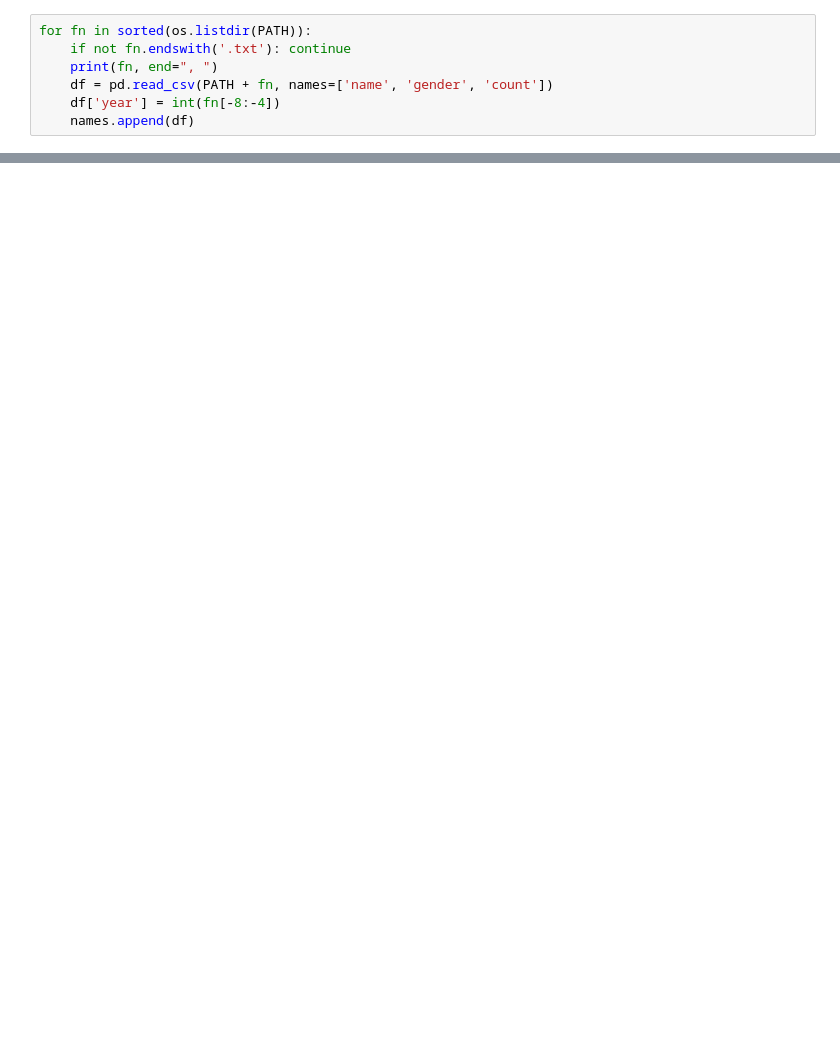
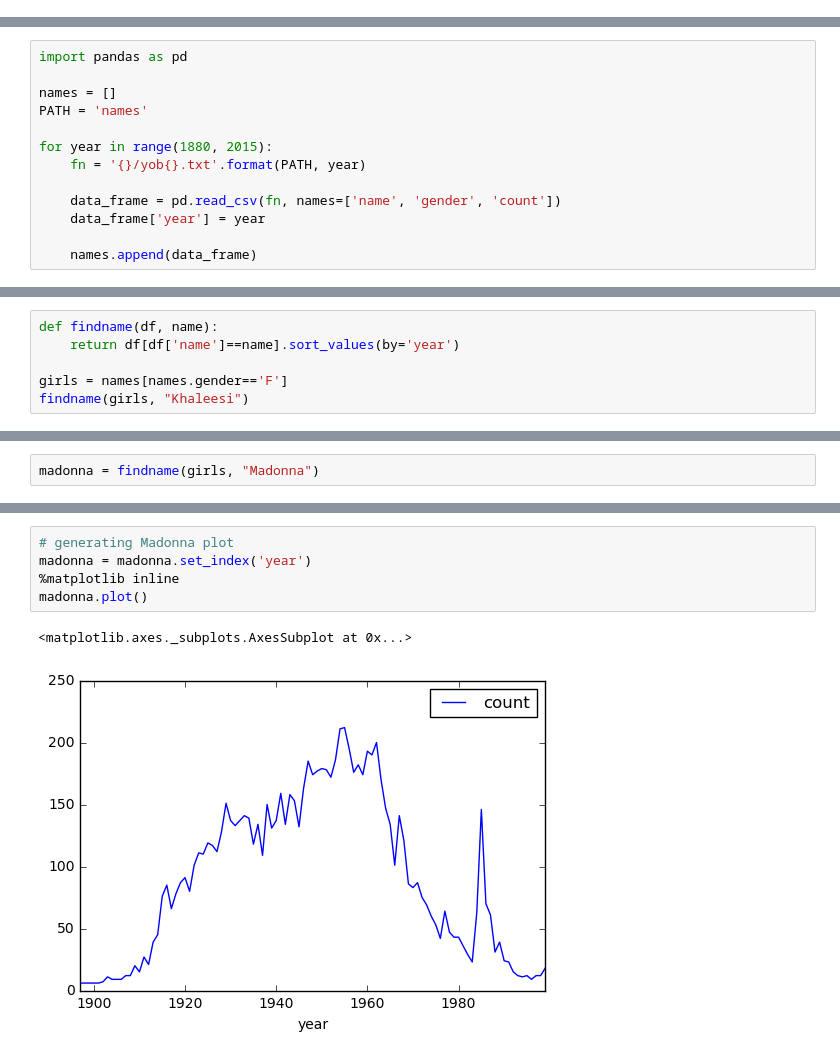
Before and after one commit to krother/talks, a Jupyter notebook: pandas/pandas.ipynb, the cells around one changed output, grey strips where cells are left out. Cells and saved outputs as stored; diff of their text form; blank space fills up the shorter version.

Commit message:
pandas talk presentation-ready

```diff
--- a/pandas/pandas.ipynb
+++ b/pandas/pandas.ipynb
@@ -13,7 +0,0 @@ PATH = 'names/'
-# %%
-for fn in sorted(os.listdir(PATH)):
-    if not fn.endswith('.txt'): continue
-    print(fn, end=", ")
-    df = pd.read_csv(PATH + fn, names=['name', 'gender', 'count'])
-    df['year'] = int(fn[-8:-4])
-    names.append(df)
@@ -24,0 +33,13 @@ names = pd.concat(names)
+# %%
+import pandas as pd
+
+names = []
+PATH = 'names'
+
+for year in range(1880, 2015):
+    fn = '{}/yob{}.txt'.format(PATH, year)
+
+    data_frame = pd.read_csv(fn, names=['name', 'gender', 'count'])
+    data_frame['year'] = year
+
+    names.append(data_frame)
@@ -24,0 +68,6 @@ names = pd.concat(names)
+# %%
+def findname(df, name):
+    return df[df['name']==name].sort_values(by='year')
+
+girls = names[names.gender=='F']
+findname(girls, "Khaleesi")
@@ -24,0 +95,2 @@ names = pd.concat(names)
+# %%
+madonna = findname(girls, "Madonna")
@@ -118,0 +170,8 @@ Name: count, dtype: int64
+# %%
+# generating Madonna plot
+madonna = madonna.set_index('year')
+%matplotlib inline
+madonna.plot()
+# %% [output]
+<matplotlib.axes._subplots.AxesSubplot at 0x...>
+[figure, added]
```
Also changed, not shown: parts of 32 cells of this notebook, 5 other files.
